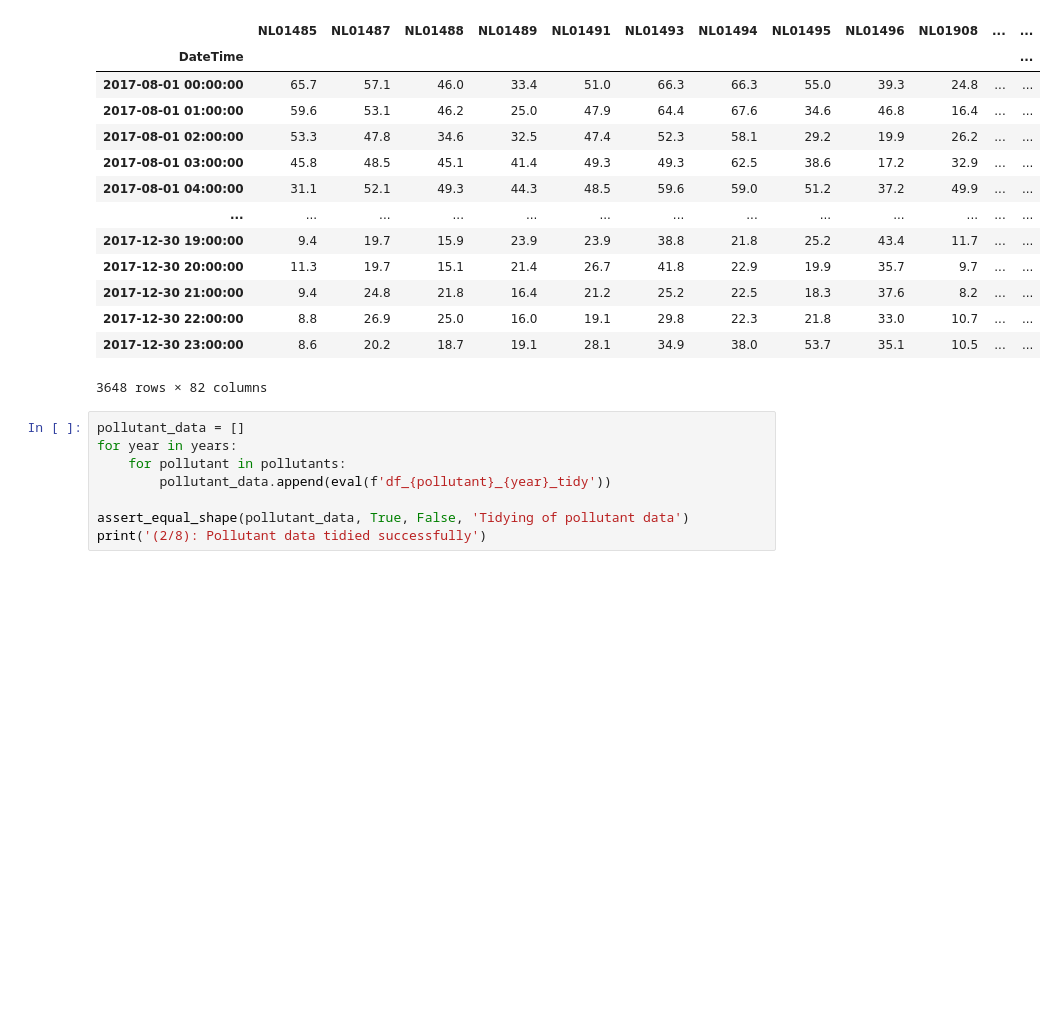
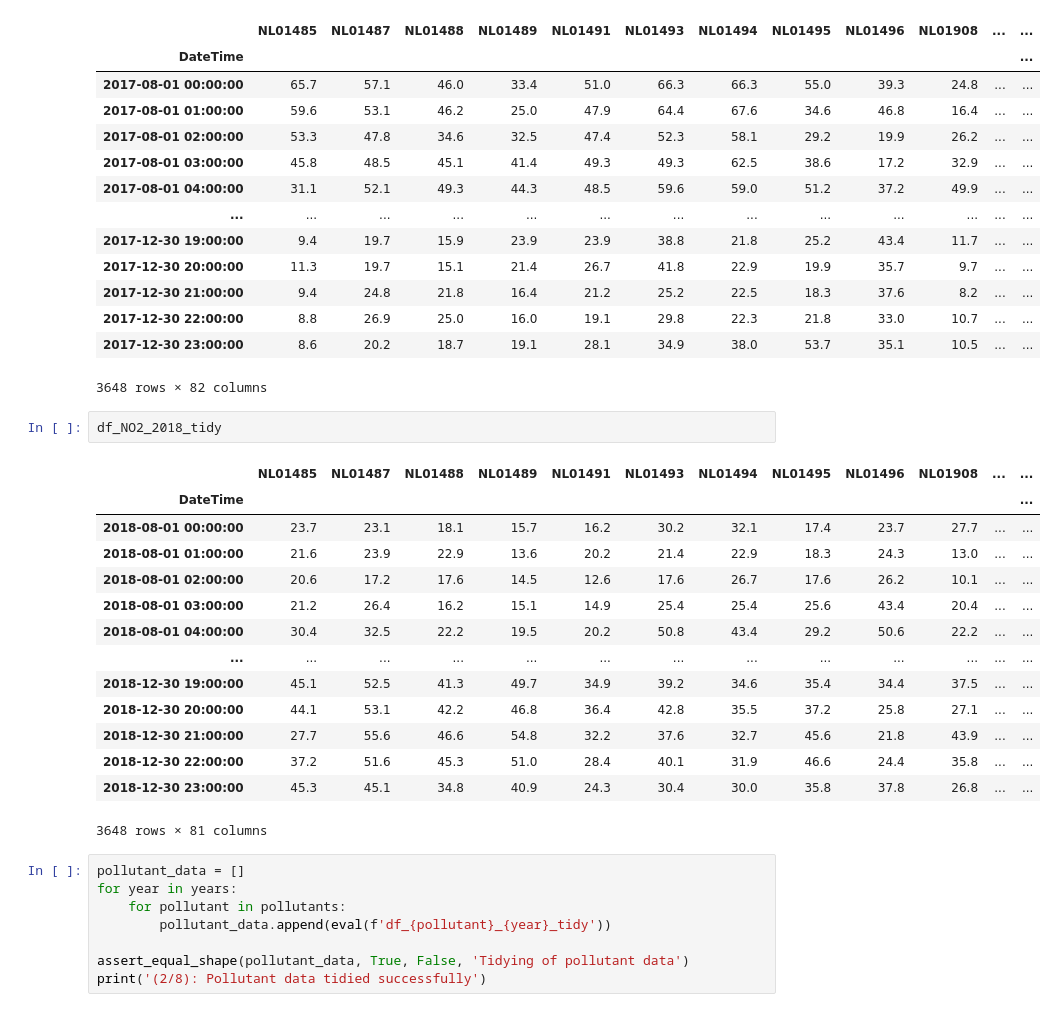
Before and after one commit to CodingMonkey17/forecasting_smog_PEML, a Jupyter notebook: src/preprocess.ipynb, the cells around one changed output. Saved outputs shown, nothing was run; the diff lists cells and outputs as text; blank space fills up the shorter version.

```diff
--- a/src/preprocess.ipynb
+++ b/src/preprocess.ipynb
@@ -245,6 +275,23 @@ df_NO2_2017_tidy
 | 2017-12-30 22:00:00 | 8.8 | 26.9 | 25.0 | 16.0 | 19.1 | 29.8 | 22.3 | 21.8 | 33.0 | 10.7 | ... | ... |
 | 2017-12-30 23:00:00 | 8.6 | 20.2 | 18.7 | 19.1 | 28.1 | 34.9 | 38.0 | 53.7 | 35.1 | 10.5 | ... | ... |
 3648 rows × 82 columns
+# %%
+df_NO2_2018_tidy
+# %% [output]
+|  | NL01485 | NL01487 | NL01488 | NL01489 | NL01491 | NL01493 | NL01494 | NL01495 | NL01496 | NL01908 | ... | ... |
+| DateTime |  |  |  |  |  |  |  |  |  |  |  | ... |
+| 2018-08-01 00:00:00 | 23.7 | 23.1 | 18.1 | 15.7 | 16.2 | 30.2 | 32.1 | 17.4 | 23.7 | 27.7 | ... | ... |
+| 2018-08-01 01:00:00 | 21.6 | 23.9 | 22.9 | 13.6 | 20.2 | 21.4 | 22.9 | 18.3 | 24.3 | 13.0 | ... | ... |
+| 2018-08-01 02:00:00 | 20.6 | 17.2 | 17.6 | 14.5 | 12.6 | 17.6 | 26.7 | 17.6 | 26.2 | 10.1 | ... | ... |
+| 2018-08-01 03:00:00 | 21.2 | 26.4 | 16.2 | 15.1 | 14.9 | 25.4 | 25.4 | 25.6 | 43.4 | 20.4 | ... | ... |
+| 2018-08-01 04:00:00 | 30.4 | 32.5 | 22.2 | 19.5 | 20.2 | 50.8 | 43.4 | 29.2 | 50.6 | 22.2 | ... | ... |
+| ... | ... | ... | ... | ... | ... | ... | ... | ... | ... | ... | ... | ... |
+| 2018-12-30 19:00:00 | 45.1 | 52.5 | 41.3 | 49.7 | 34.9 | 39.2 | 34.6 | 35.4 | 34.4 | 37.5 | ... | ... |
+| 2018-12-30 20:00:00 | 44.1 | 53.1 | 42.2 | 46.8 | 36.4 | 42.8 | 35.5 | 37.2 | 25.8 | 27.1 | ... | ... |
+| 2018-12-30 21:00:00 | 27.7 | 55.6 | 46.6 | 54.8 | 32.2 | 37.6 | 32.7 | 45.6 | 21.8 | 43.9 | ... | ... |
+| 2018-12-30 22:00:00 | 37.2 | 51.6 | 45.3 | 51.0 | 28.4 | 40.1 | 31.9 | 46.6 | 24.4 | 35.8 | ... | ... |
+| 2018-12-30 23:00:00 | 45.3 | 45.1 | 34.8 | 40.9 | 24.3 | 30.4 | 30.0 | 35.8 | 37.8 | 26.8 | ... | ... |
+3648 rows × 81 columns
 # %%
 pollutant_data = []
 for year in years:
```
Also changed, not shown: parts of 27 cells of this notebook, 3 other files.
